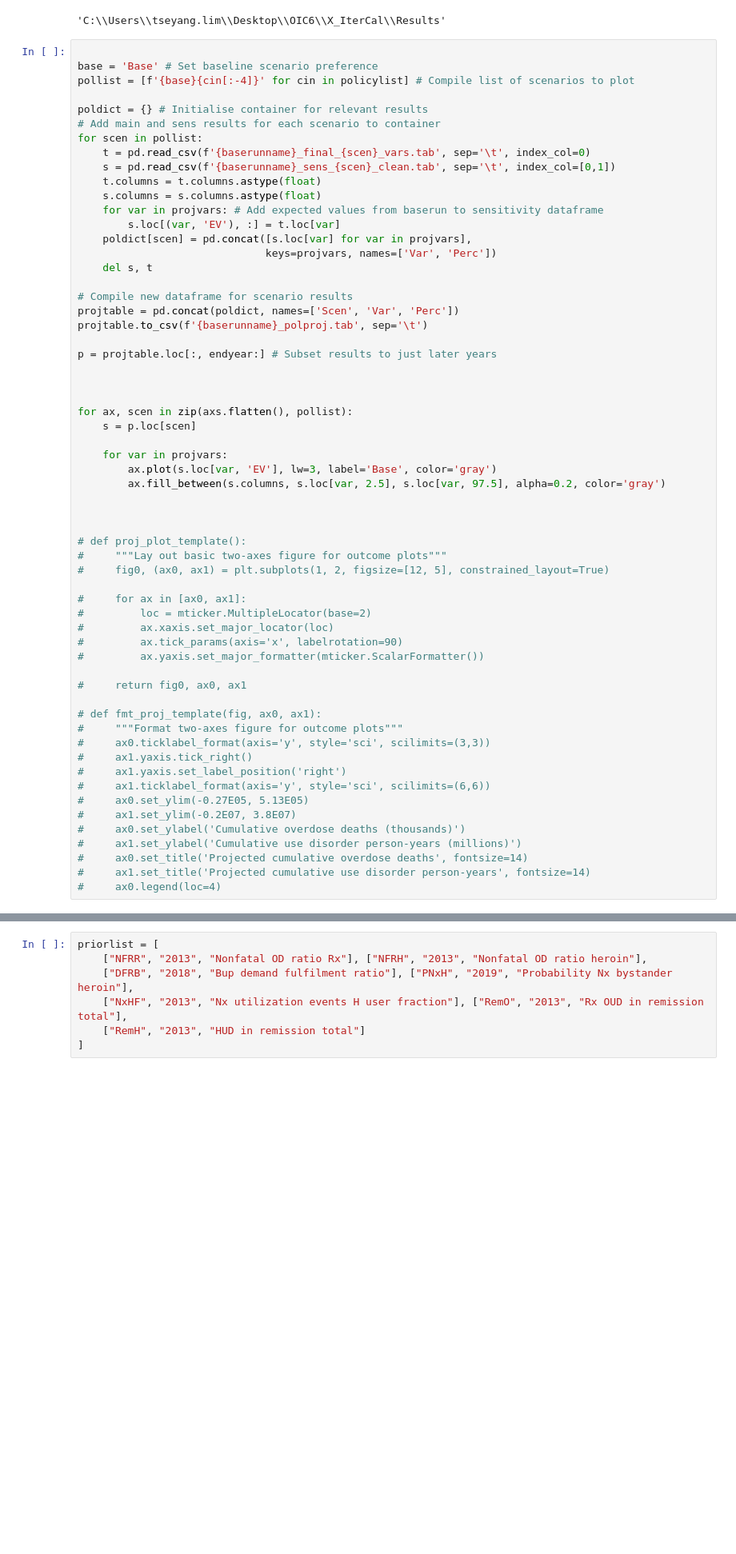
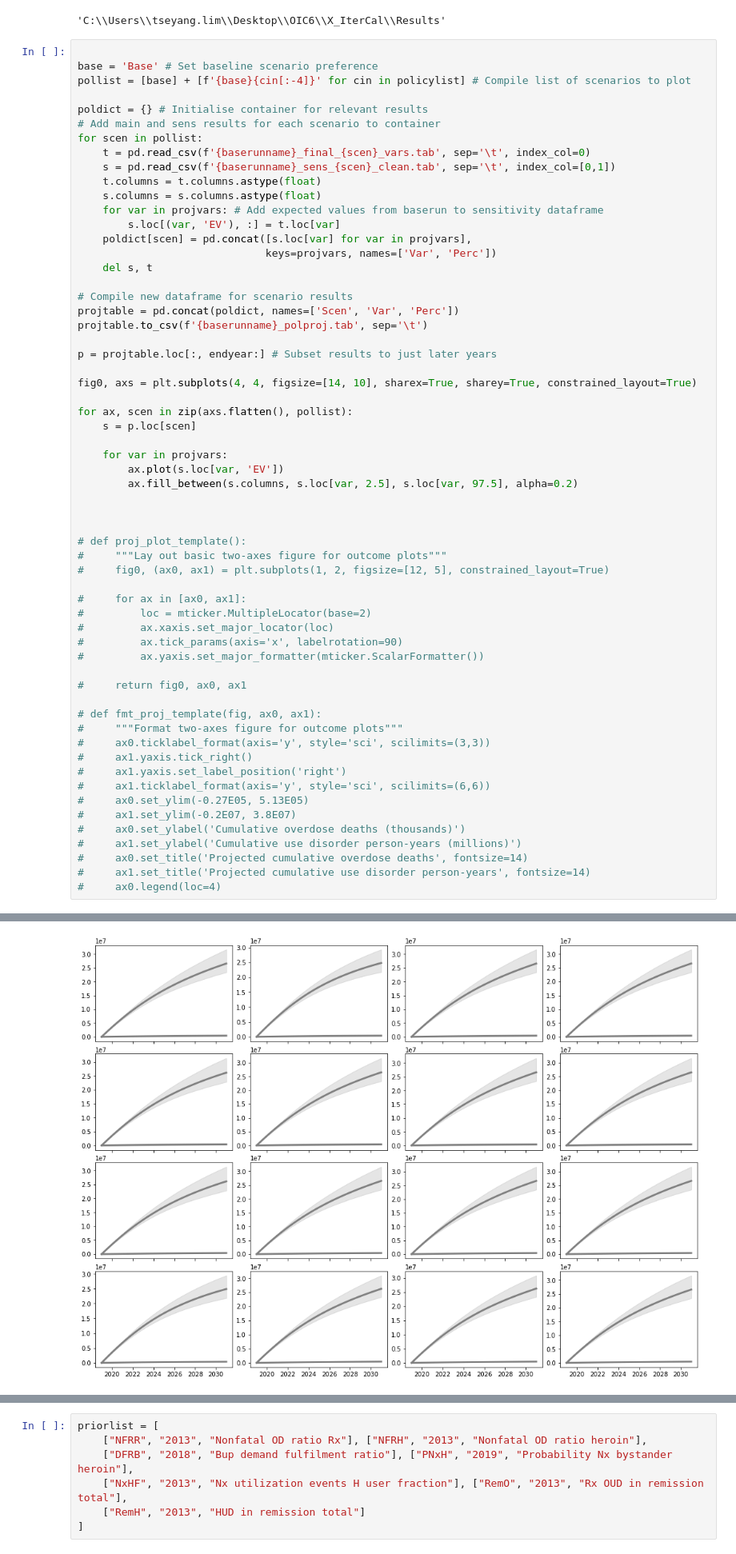
Before and after one commit to tseyanglim/SOURCE, a Jupyter notebook: OSM Graphing.ipynb, the cells around one changed output, grey strips where cells are left out. Shown at 80% size. Saved outputs shown, nothing was run; the diff lists cells and outputs as text; blank space fills up the shorter version.

Commit message:
Updated graphing code

```diff
--- a/OSM Graphing.ipynb
+++ b/OSM Graphing.ipynb
@@ -468,7 +468,7 @@ Enter control file name (with extension):OICC0503.txt
 # %%
 
 base = 'Base' # Set baseline scenario preference
-pollist = [f'{base}{cin[:-4]}' for cin in policylist] # Compile list of scenarios to plot
+pollist = [base] + [f'{base}{cin[:-4]}' for cin in policylist] # Compile list of scenarios to plot
 
 poldict = {} # Initialise container for relevant results
 # Add main and sens results for each scenario to container
@@ -489,14 +489,14 @@ projtable.to_csv(f'{baserunname}_polproj.tab', sep='\t')
 
 p = projtable.loc[:, endyear:] # Subset results to just later years
 
-
+fig0, axs = plt.subplots(4, 4, figsize=[14, 10], sharex=True, sharey=True, constrained_layout=True)
 
 for ax, scen in zip(axs.flatten(), pollist):
     s = p.loc[scen]
 
     for var in projvars:
-        ax.plot(s.loc[var, 'EV'], lw=3, label='Base', color='gray')
-        ax.fill_between(s.columns, s.loc[var, 2.5], s.loc[var, 97.5], alpha=0.2, color='gray')
+        ax.plot(s.loc[var, 'EV'])
+        ax.fill_between(s.columns, s.loc[var, 2.5], s.loc[var, 97.5], alpha=0.2)
 
 
 
@@ -543,3 +529,4 @@ for ax, scen in zip(axs.flatten(), pollist):
+[figure, added]
 # %%
 ##### DATA FILE PREPARATION AND CLEANING #####
 
```
Also changed, not shown: parts of 1 cell of this notebook.
